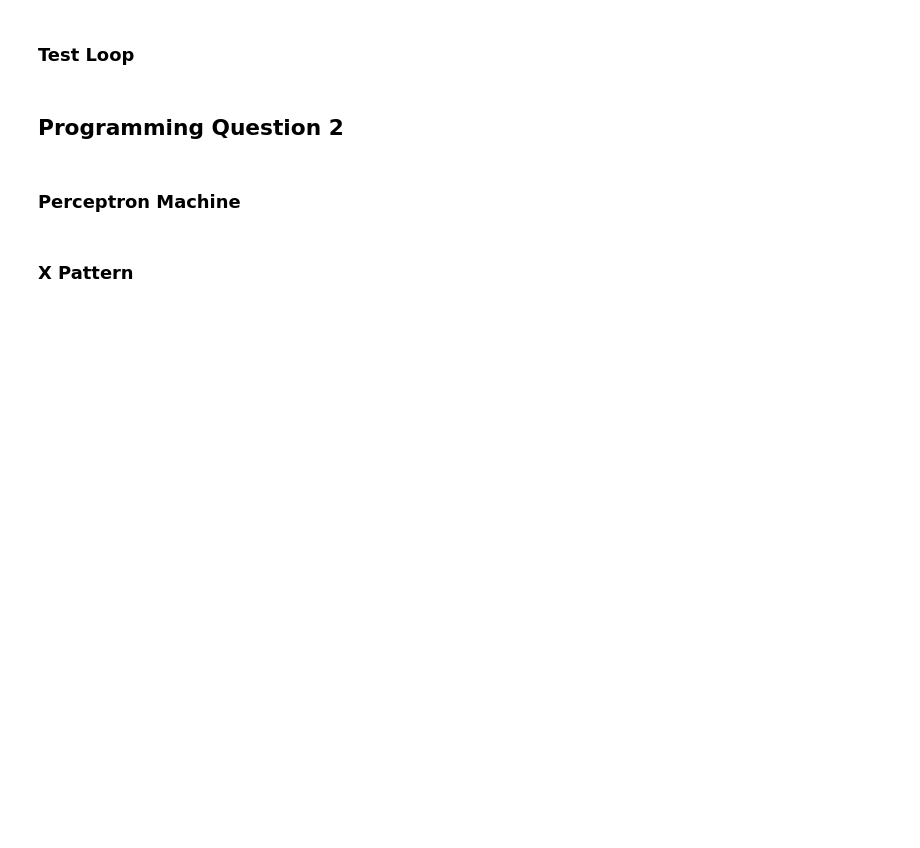
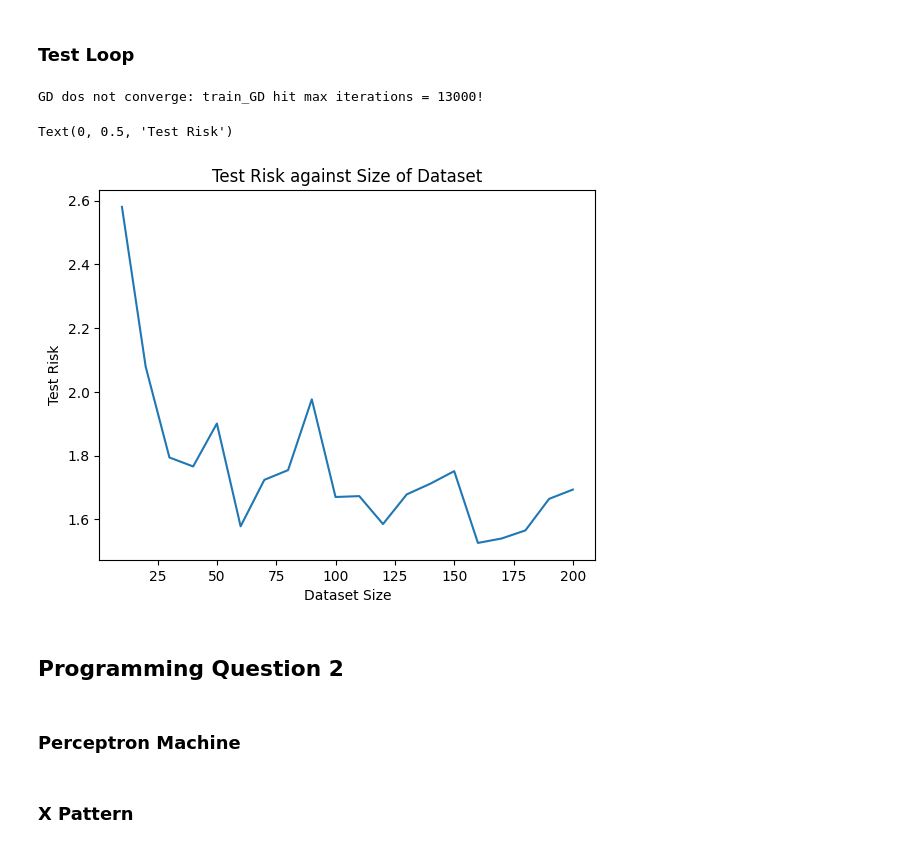
Before and after one commit to Vanshaj-13/ECE1508_ADL, a Jupyter notebook: Assignment 1/Lastname_Firstname_Assgn1.ipynb, the cells around one changed output. Saved outputs shown, nothing was run; the diff lists cells and outputs as text; code cells hidden in the pictures; blank space fills up the shorter version.

```diff
--- a/Assignment 1/Lastname_Firstname_Assgn1.ipynb
+++ b/Assignment 1/Lastname_Firstname_Assgn1.ipynb
@@ -175,34 +190,48 @@ def eval_model(T, I, J, velocity_mean, velocity_var, height_mean, height_var):
   # Initiate the risk
   emp_risk = 0
 
   # Loop over t
   for t in range(T):
     # ============ COMPLETE HERE ================
-    emp_risk = 0 # # ## COMPLETE ## Multiple lines
+    train_dataset = myModel.data_synthesizer(I, velocity_mean, velocity_var, height_mean, height_var)
+
+
+    model_gd = LinearMachine()
+    model_gd.train_GD(train_dataset, lr=lr, max_iterations=13000)
+
+    risk_test = model_gd.test(J, velocity_mean, velocity_var,height_mean, height_var)
+
+
+    emp_risk += risk_test
+
     # # ============================================
 
   # average rist over datasets
   emp_risk = emp_risk / T
 
   return emp_risk
 
 
 # Make list for plot
 emp_risk_list = []
 T, J = 100, 10
 
 # loop over I
 I_list = [10*i for i in range(1,21)]
 for I in I_list:
   emp_risk_list.append(eval_model(T, I, J, 1, 5, 3, 3))
 
 
 # Plot
 plt.figure()
 plt.plot(I_list, emp_risk_list)
 plt.title('Test Risk against Size of Dataset')
 plt.xlabel('Dataset Size')
 plt.ylabel('Test Risk')
+# %% [output]
+GD dos not converge: train_GD hit max iterations = 13000!
+Text(0, 0.5, 'Test Risk')
+[figure, added]
 # %% [markdown]
 ## Programming Question 2
 # %% [markdown]
```
Also changed, not shown: parts of 2 cells of this notebook.
